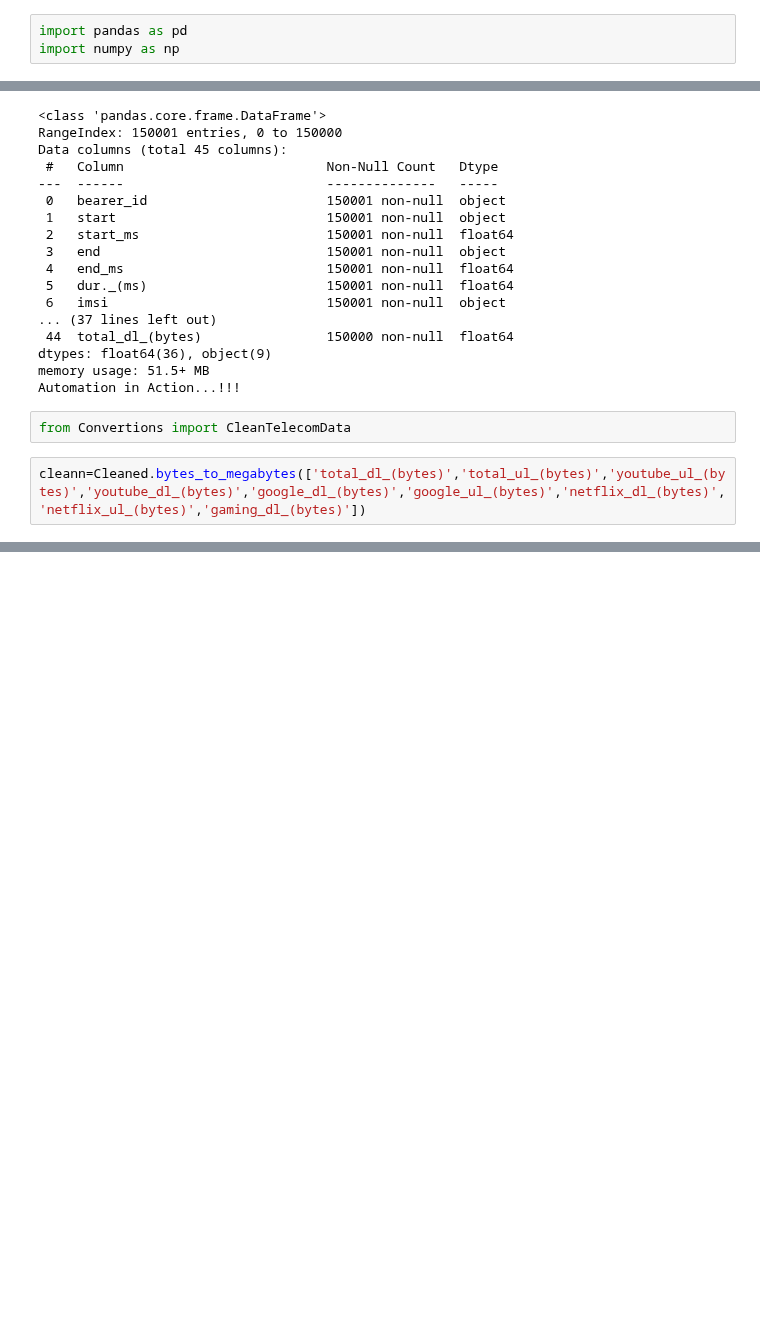
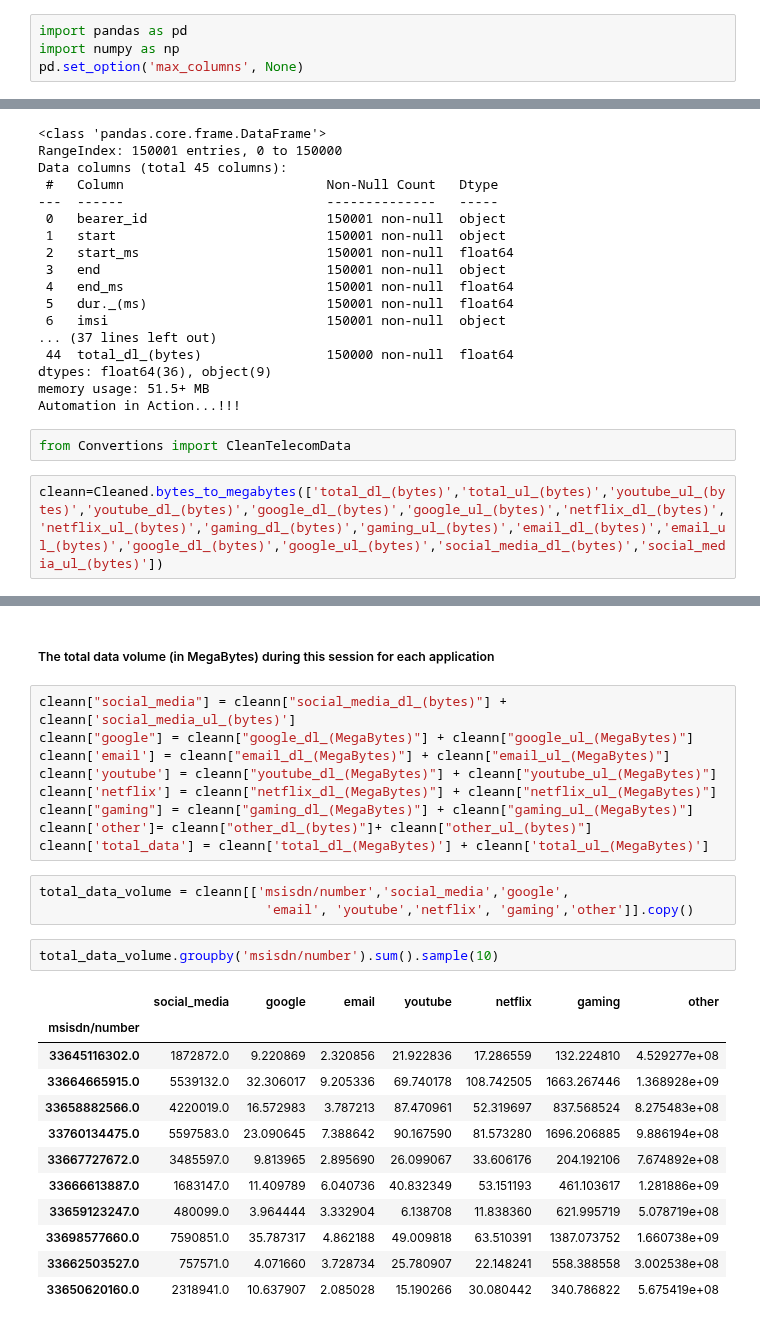
Before and after one commit to Melak2017/Telecommunication-Data-Analysis, a Jupyter notebook: Jup_Notebooks/Data_Exploration.ipynb, the cells around one changed output, grey strips where cells are left out. Drawn from its saved outputs; the diff is of its cells as text; blank space fills up the shorter version.

Commit message:
add total app data volume

```diff
--- a/Jup_Notebooks/Data_Exploration.ipynb
+++ b/Jup_Notebooks/Data_Exploration.ipynb
@@ -9,6 +9,7 @@ from Convertions import CleanTelecomData
 # %%
 import pandas as pd
 import numpy as np
+pd.set_option('max_columns', None)
 # %%
 df = pd.read_csv('../Data/clean_data_source(CSV).csv')
 # %%
@@ -58,4 +59,4 @@ Automation in Action...!!!
 # %%
 from Convertions import CleanTelecomData
 # %%
-cleann=Cleaned.bytes_to_megabytes(['total_dl_(bytes)','total_ul_(bytes)','youtube_ul_(bytes)','youtube_dl_(bytes)','google_dl_(bytes)','google_ul_(bytes)','netflix_dl_(bytes)','netflix_ul_(bytes)','gaming_dl_(bytes)'])
+cleann=Cleaned.bytes_to_megabytes(['total_dl_(bytes)','total_ul_(bytes)','youtube_ul_(bytes)','youtube_dl_(bytes)','google_dl_(bytes)','google_ul_(bytes)','netflix_dl_(bytes)','netflix_ul_(bytes)','gaming_dl_(bytes)','gaming_ul_(bytes)','email_dl_(bytes)','email_ul_(bytes)','google_dl_(bytes)','google_ul_(bytes)','social_media_dl_(bytes)','social_media_ul_(bytes)'])
@@ -124,0 +127,29 @@ total_data_df.sort_values(by=['total_data(MegaBytes)'], ascending = False).head(
+# %% [markdown]
+##### The total data volume (in MegaBytes) during this session for each application
+# %%
+cleann["social_media"] = cleann["social_media_dl_(bytes)"] + cleann['social_media_ul_(bytes)']
+cleann["google"] = cleann["google_dl_(MegaBytes)"] + cleann["google_ul_(MegaBytes)"]
+cleann['email'] = cleann["email_dl_(MegaBytes)"] + cleann["email_ul_(MegaBytes)"]
+cleann['youtube'] = cleann["youtube_dl_(MegaBytes)"] + cleann["youtube_ul_(MegaBytes)"]
+cleann['netflix'] = cleann["netflix_dl_(MegaBytes)"] + cleann["netflix_ul_(MegaBytes)"]
+cleann["gaming"] = cleann["gaming_dl_(MegaBytes)"] + cleann["gaming_ul_(MegaBytes)"]
+cleann['other']= cleann["other_dl_(bytes)"]+ cleann["other_ul_(bytes)"]
+cleann['total_data'] = cleann['total_dl_(MegaBytes)'] + cleann['total_ul_(MegaBytes)']
+# %%
+total_data_volume = cleann[['msisdn/number','social_media','google',
+                             'email', 'youtube','netflix', 'gaming','other']].copy()
+# %%
+total_data_volume.groupby('msisdn/number').sum().sample(10)
+# %% [output]
+|  | social_media | google | email | youtube | netflix | gaming | other |
+| msisdn/number |  |  |  |  |  |  |  |
+| 33645116302.0 | 1872872.0 | 9.220869 | 2.320856 | 21.922836 | 17.286559 | 132.224810 | 4.529277e+08 |
+| 33664665915.0 | 5539132.0 | 32.306017 | 9.205336 | 69.740178 | 108.742505 | 1663.267446 | 1.368928e+09 |
+| 33658882566.0 | 4220019.0 | 16.572983 | 3.787213 | 87.470961 | 52.319697 | 837.568524 | 8.275483e+08 |
+| 33760134475.0 | 5597583.0 | 23.090645 | 7.388642 | 90.167590 | 81.573280 | 1696.206885 | 9.886194e+08 |
+| 33667727672.0 | 3485597.0 | 9.813965 | 2.895690 | 26.099067 | 33.606176 | 204.192106 | 7.674892e+08 |
+| 33666613887.0 | 1683147.0 | 11.409789 | 6.040736 | 40.832349 | 53.151193 | 461.103617 | 1.281886e+09 |
+| 33659123247.0 | 480099.0 | 3.964444 | 3.332904 | 6.138708 | 11.838360 | 621.995719 | 5.078719e+08 |
+| 33698577660.0 | 7590851.0 | 35.787317 | 4.862188 | 49.009818 | 63.510391 | 1387.073752 | 1.660738e+09 |
+| 33662503527.0 | 757571.0 | 4.071660 | 3.728734 | 25.780907 | 22.148241 | 558.388558 | 3.002538e+08 |
+| 33650620160.0 | 2318941.0 | 10.637907 | 2.085028 | 15.190266 | 30.080442 | 340.786822 | 5.675419e+08 |
```
Also changed, not shown: parts of 14 cells of this notebook.
